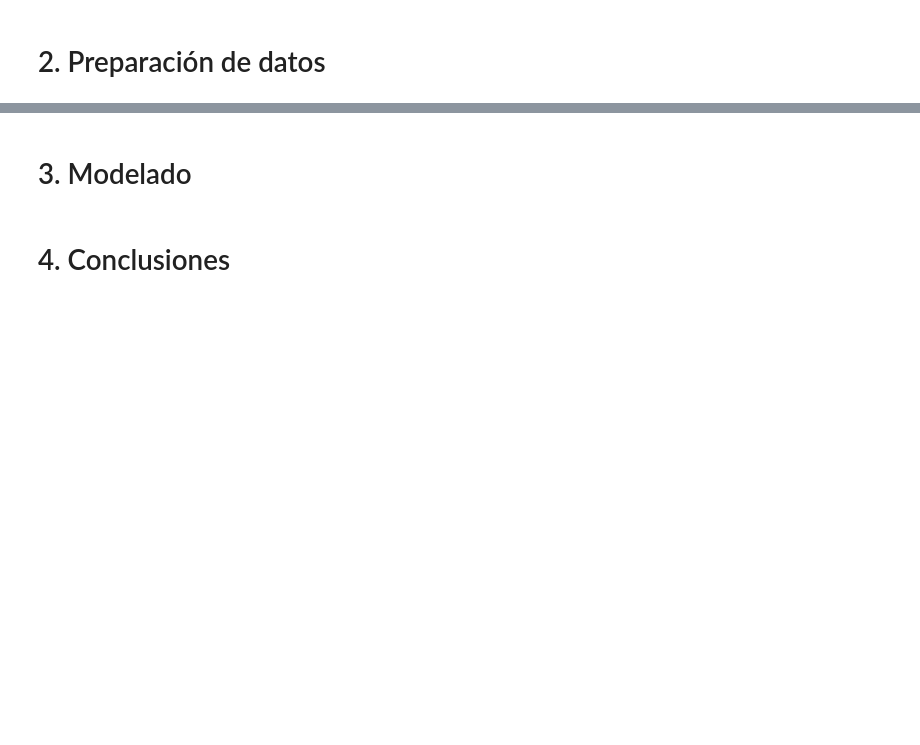
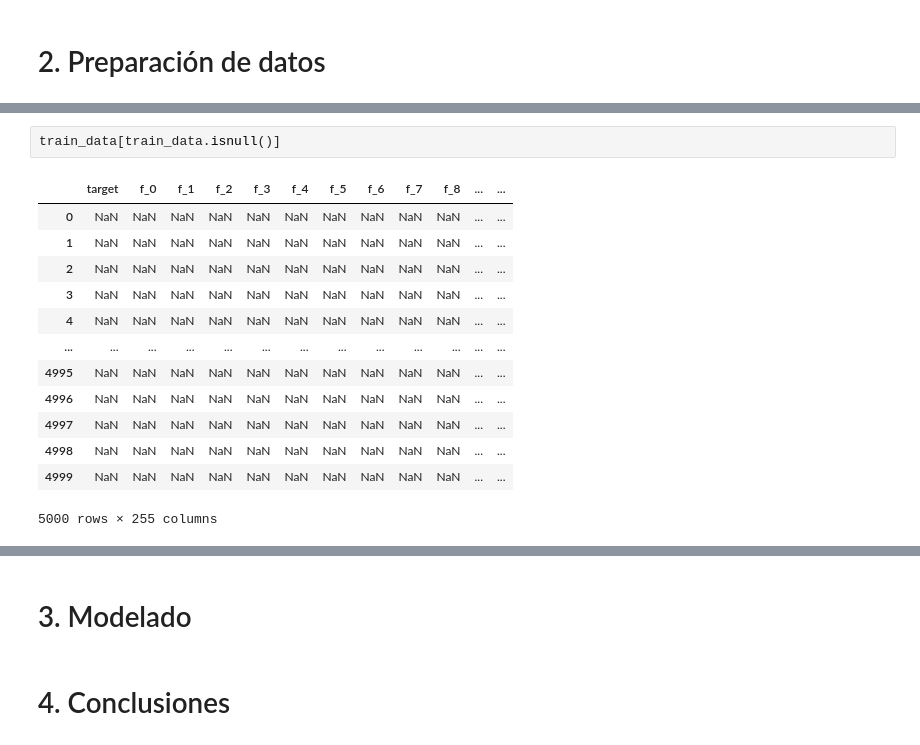
Before and after one commit to guillenunezc/Project_Capital_One-Regression-, a Jupyter notebook: 02_Solucion.ipynb, the cells around one changed output, grey strips where cells are left out. Drawn from its saved outputs; the diff is of its cells as text; blank space fills up the shorter version.

```diff
--- a/02_Solucion.ipynb
+++ b/02_Solucion.ipynb
@@ -24,0 +151,16 @@ random.seed(42)
+# %%
+train_data[train_data.isnull()]
+# %% [output]
+|  | target | f_0 | f_1 | f_2 | f_3 | f_4 | f_5 | f_6 | f_7 | f_8 | ... | ... |
+| 0 | NaN | NaN | NaN | NaN | NaN | NaN | NaN | NaN | NaN | NaN | ... | ... |
+| 1 | NaN | NaN | NaN | NaN | NaN | NaN | NaN | NaN | NaN | NaN | ... | ... |
+| 2 | NaN | NaN | NaN | NaN | NaN | NaN | NaN | NaN | NaN | NaN | ... | ... |
+| 3 | NaN | NaN | NaN | NaN | NaN | NaN | NaN | NaN | NaN | NaN | ... | ... |
+| 4 | NaN | NaN | NaN | NaN | NaN | NaN | NaN | NaN | NaN | NaN | ... | ... |
+| ... | ... | ... | ... | ... | ... | ... | ... | ... | ... | ... | ... | ... |
+| 4995 | NaN | NaN | NaN | NaN | NaN | NaN | NaN | NaN | NaN | NaN | ... | ... |
+| 4996 | NaN | NaN | NaN | NaN | NaN | NaN | NaN | NaN | NaN | NaN | ... | ... |
+| 4997 | NaN | NaN | NaN | NaN | NaN | NaN | NaN | NaN | NaN | NaN | ... | ... |
+| 4998 | NaN | NaN | NaN | NaN | NaN | NaN | NaN | NaN | NaN | NaN | ... | ... |
+| 4999 | NaN | NaN | NaN | NaN | NaN | NaN | NaN | NaN | NaN | NaN | ... | ... |
+5000 rows × 255 columns
```
Also changed, not shown: parts of 16 cells of this notebook.
